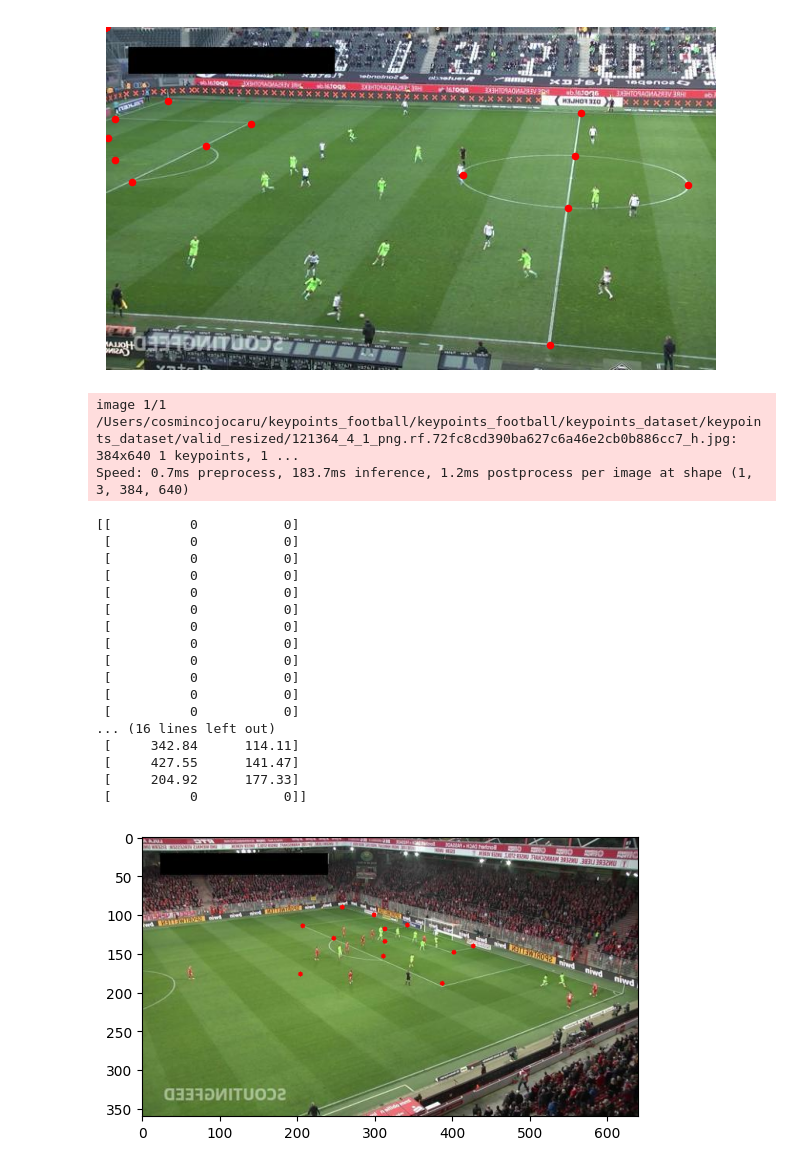
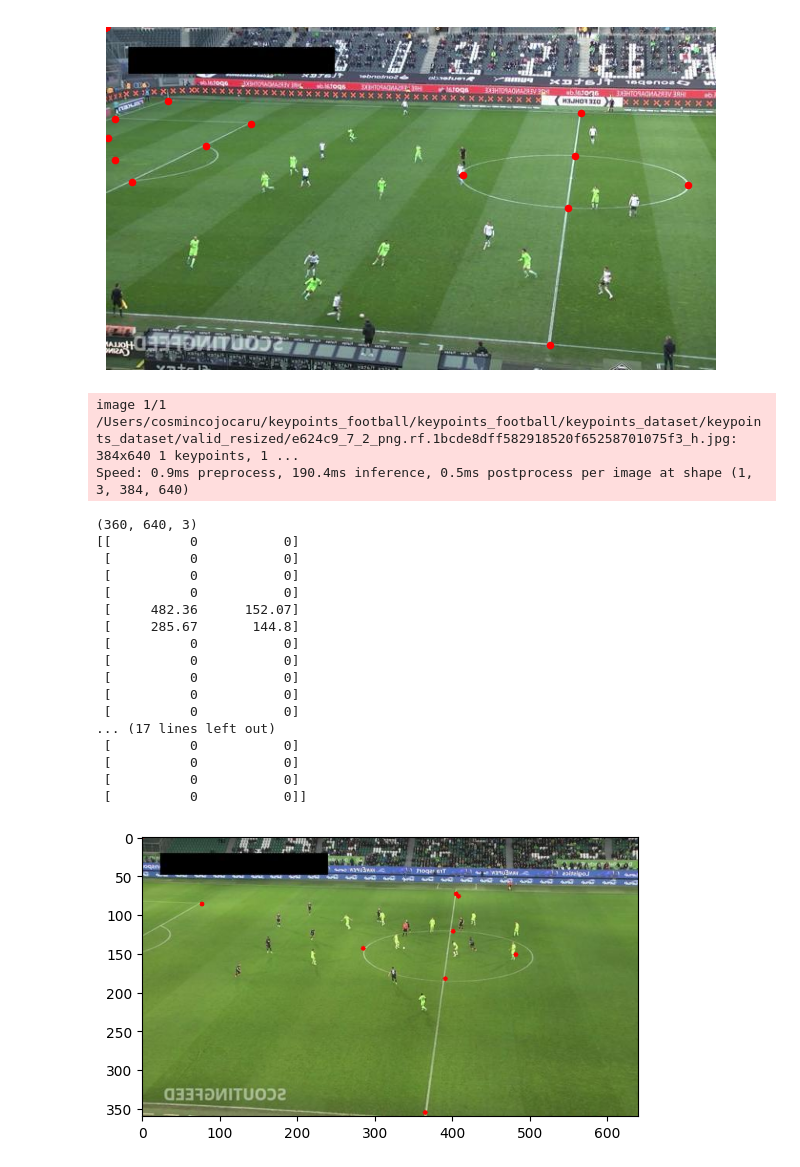
Before and after one commit to gothera/keypoints_football, a Jupyter notebook: yolov8_keypoints (1) (1).ipynb, the cells around one changed output. Cells and saved outputs as stored; diff of their text form; code cells hidden in the pictures.

Commit message:
plotting inferende images/videos

```diff
--- a/yolov8_keypoints (1) (1).ipynb
+++ b/yolov8_keypoints (1) (1).ipynb
@@ -321,25 +341,25 @@ def visualize_model_prediction(model, image_path):
 # %%
 # model.trainer.save_model()
 # %%
-visualize_model_prediction(model, './keypoints_dataset/keypoints_dataset/valid_resized/121364_4_1_png.rf.72fc8cd390ba627c6a46e2cb0b886cc7_h.jpg')
+visualize_model_prediction(model, './keypoints_dataset/keypoints_dataset/valid_resized/e624c9_7_2_png.rf.1bcde8dff582918520f65258701075f3_h.jpg')
 # %% [output]
-image 1/1 /Users/cosmincojocaru/keypoints_football/keypoints_football/keypoints_dataset/keypoints_dataset/valid_resized/121364_4_1_png.rf.72fc8cd390ba627c6a46e2cb0b886cc7_h.jpg: 384x640 1 keypoints, 1 ...
-Speed: 0.7ms preprocess, 183.7ms inference, 1.2ms postprocess per image at shape (1, 3, 384, 640)
+image 1/1 /Users/cosmincojocaru/keypoints_football/keypoints_football/keypoints_dataset/keypoints_dataset/valid_resized/e624c9_7_2_png.rf.1bcde8dff582918520f65258701075f3_h.jpg: 384x640 1 keypoints, 1 ...
+Speed: 0.9ms preprocess, 190.4ms inference, 0.5ms postprocess per image at shape (1, 3, 384, 640)
+(360, 640, 3)
 [[          0           0]
+ [          0           0]
+ [          0           0]
+ [          0           0]
+ [     482.36      152.07]
+ [     285.67       144.8]
  [          0           0]
  [          0           0]
  [          0           0]
  [          0           0]
  [          0           0]
+... (17 lines left out)
  [          0           0]
  [          0           0]
  [          0           0]
- [          0           0]
- [          0           0]
- [          0           0]
-... (16 lines left out)
- [     342.84      114.11]
- [     427.55      141.47]
- [     204.92      177.33]
  [          0           0]]
-[figure, old version]
+[figure, new version]
```
Also changed, not shown: parts of 6 cells of this notebook, 9 other files.
